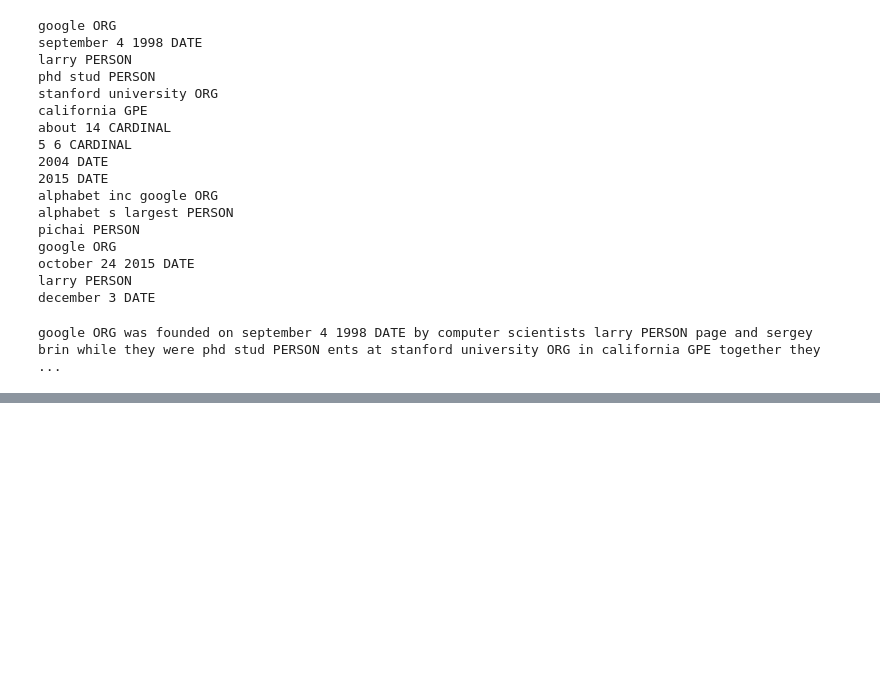
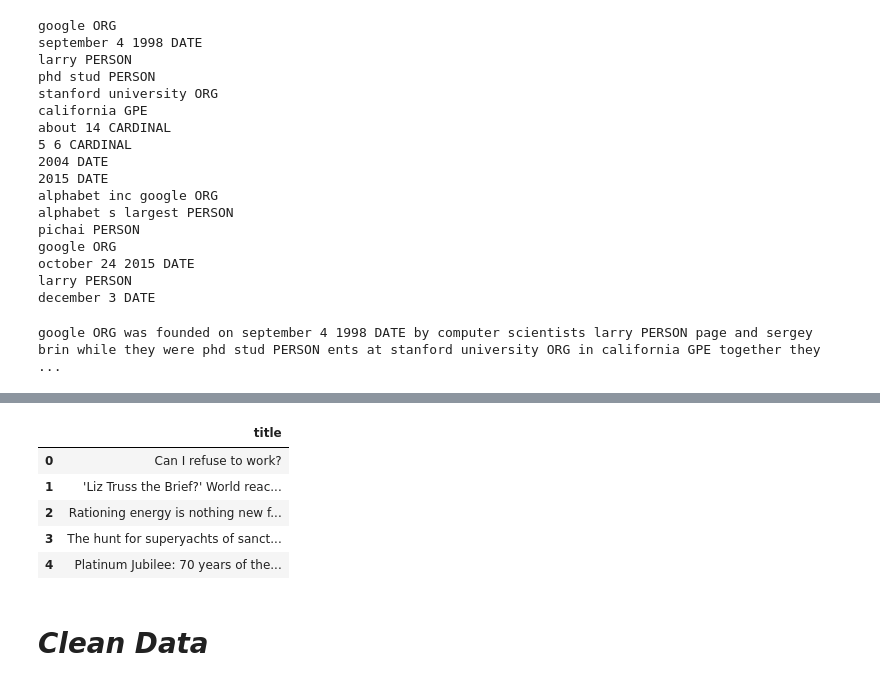
Before and after one commit to RAGISHIVANAND/NATURAL-LANGUAGE-PROCESSING, a Jupyter notebook: Natural_Language_Processing.ipynb, the cells around one changed output, grey strips where cells are left out. Cells and saved outputs as stored; diff of their text form; code cells hidden in the pictures; blank space fills up the shorter version.

```diff
--- a/Natural_Language_Processing.ipynb
+++ b/Natural_Language_Processing.ipynb
@@ -676,0 +718,13 @@ google ORG was founded on september 4 1998 DATE by computer scientists larry PER
+# %%
+titles = pd.DataFrame(bbc_data['title'])
+# %%
+titles.head()
+# %% [output]
+|  | title |
+| 0 | Can I refuse to work? |
+| 1 | 'Liz Truss the Brief?' World reac... |
+| 2 | Rationing energy is nothing new f... |
+| 3 | The hunt for superyachts of sanct... |
+| 4 | Platinum Jubilee: 70 years of the... |
+# %% [markdown]
+# ***Clean Data***
```
Also changed, not shown: parts of 12 cells of this notebook.
